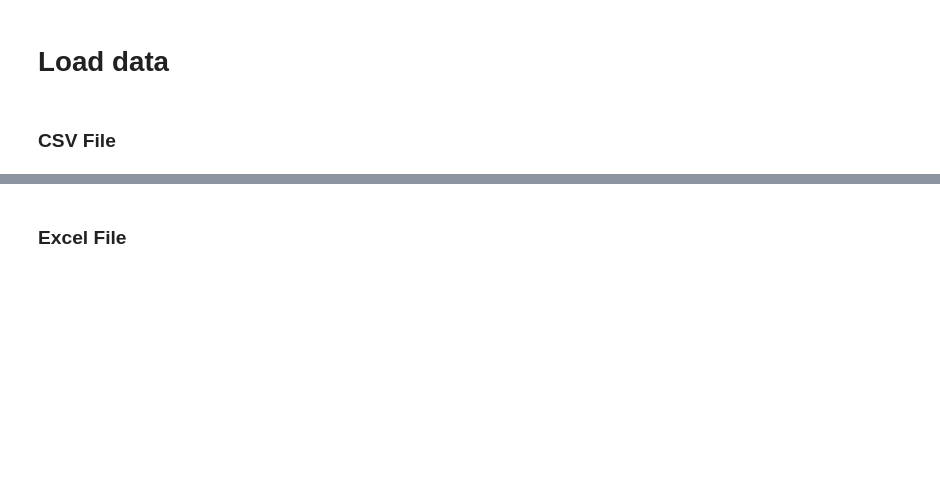
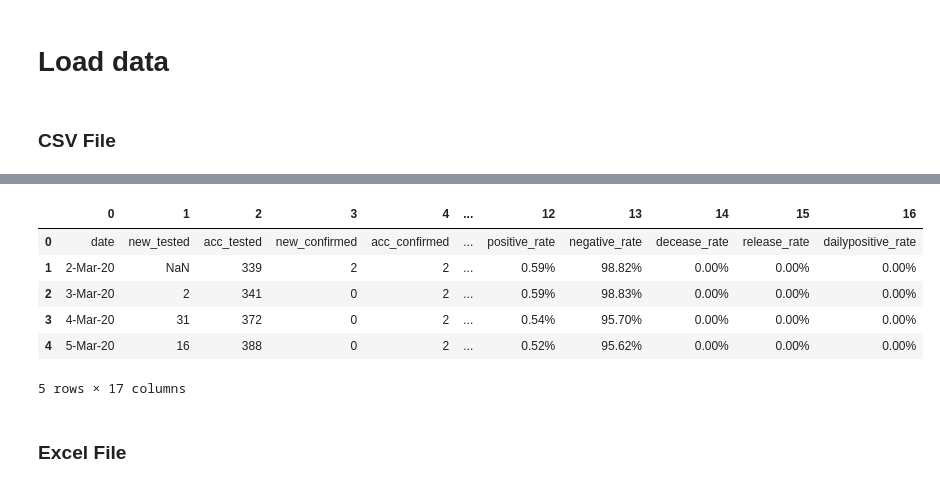
Before and after one commit to jinbeydev/id_pandas_series, a Jupyter notebook: 2_File_I_O_Load_Write_Data_From_to_Files.ipynb, the cells around one changed output, grey strips where cells are left out. Cells and saved outputs as stored; diff of their text form; code cells hidden in the pictures; blank space fills up the shorter version.

```diff
--- a/2_File_I_O_Load_Write_Data_From_to_Files.ipynb
+++ b/2_File_I_O_Load_Write_Data_From_to_Files.ipynb
@@ -55,3 +57,15 @@ csv_df.head(5)
+# %%
+pd.set_option('display.max_columns', 10)
+
+csv_df.head(5)
+# %% [output]
+|  | 0 | 1 | 2 | 3 | 4 | ... | 12 | 13 | 14 | 15 | 16 |
+| 0 | date | new_tested | acc_tested | new_confirmed | acc_confirmed | ... | positive_rate | negative_rate | decease_rate | release_rate | dailypositive_rate |
+| 1 | 2-Mar-20 | NaN | 339 | 2 | 2 | ... | 0.59% | 98.82% | 0.00% | 0.00% | 0.00% |
+| 2 | 3-Mar-20 | 2 | 341 | 0 | 2 | ... | 0.59% | 98.83% | 0.00% | 0.00% | 0.00% |
+| 3 | 4-Mar-20 | 31 | 372 | 0 | 2 | ... | 0.54% | 95.70% | 0.00% | 0.00% | 0.00% |
+| 4 | 5-Mar-20 | 16 | 388 | 0 | 2 | ... | 0.52% | 95.62% | 0.00% | 0.00% | 0.00% |
+5 rows × 17 columns
 # %% [markdown]
 ### Excel File
 # %%
```
Also changed, not shown: parts of 3 cells of this notebook.
